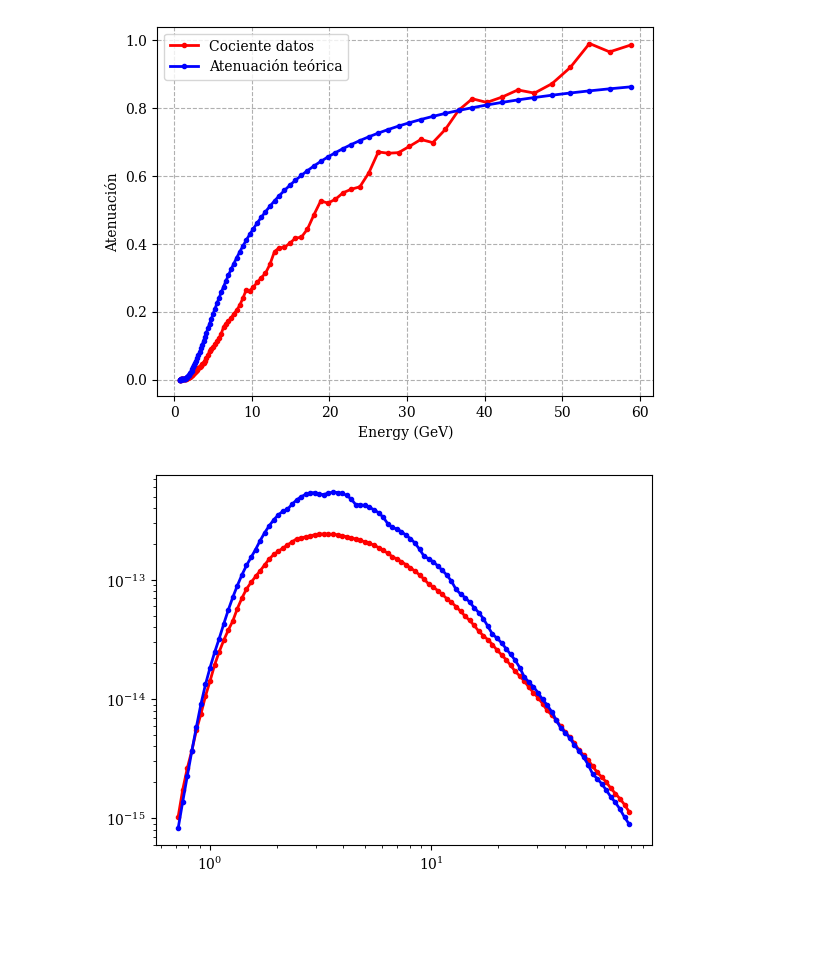
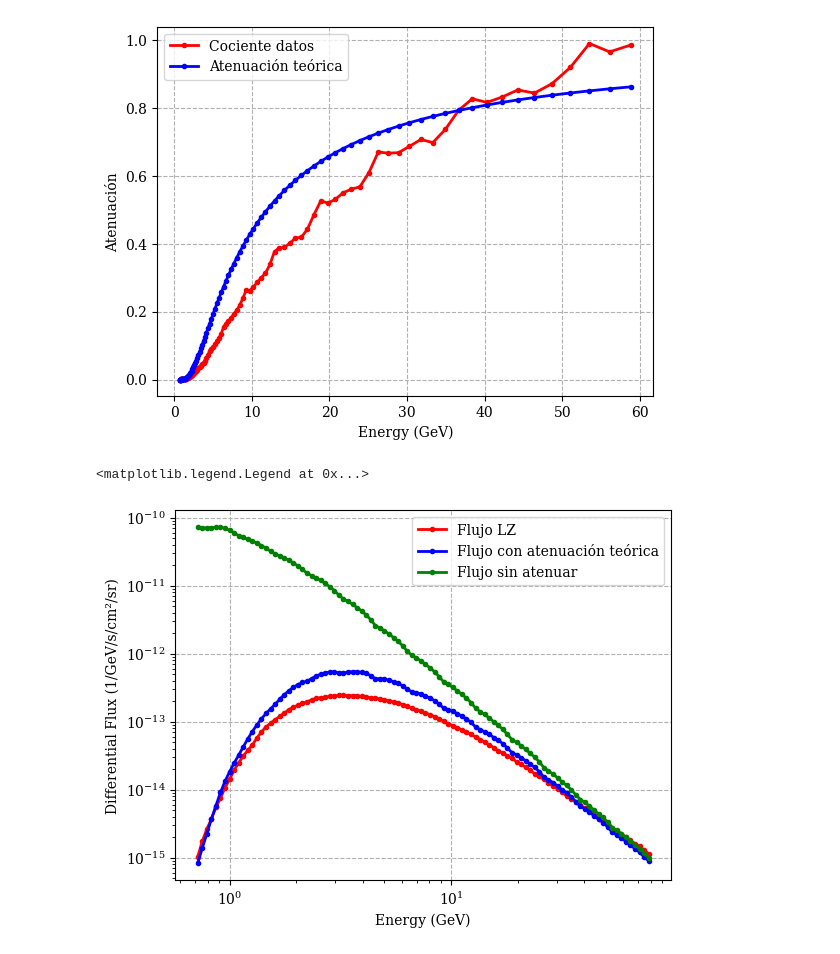
Before and after one commit to Lurishi/Doctorado-mCP, a Jupyter notebook: Mcp_gráficos_papers/Prueba_flujos_dif.ipynb, the cells around one changed output. Cells and saved outputs as stored; diff of their text form; code cells hidden in the pictures; blank space fills up the shorter version.

```diff
--- a/Mcp_gráficos_papers/Prueba_flujos_dif.ipynb
+++ b/Mcp_gráficos_papers/Prueba_flujos_dif.ipynb
@@ -268,8 +271,14 @@ plt.legend()
 [figure]
 # %%
 plt.plot(E,flujo_LZ,label='Flujo LZ', color='red', marker = '.', linewidth=2)
-plt.plot(E,flux_1*p_arrival, label='Flujo interpolado con atenuación', color='blue', marker = '.', linewidth=2)
+plt.plot(E,flux_1*p_arrival, label='Flujo con atenuación teórica', color='blue', marker = '.', linewidth=2)
+plt.plot(E,flux_1,label='Flujo sin atenuar', color='green', marker = '.', linewidth=2)
 plt.xscale('log')
 plt.yscale('log')
+plt.xlabel('Energy (GeV)')
+plt.ylabel('Differential Flux (1/GeV/s/cm²/sr)')
+plt.grid(linestyle='--')
+plt.legend()
 # %% [output]
+<matplotlib.legend.Legend at 0x...>
-[figure, old version]
+[figure, new version]
```
Also changed, not shown: parts of 3 cells of this notebook, 5 other files.
